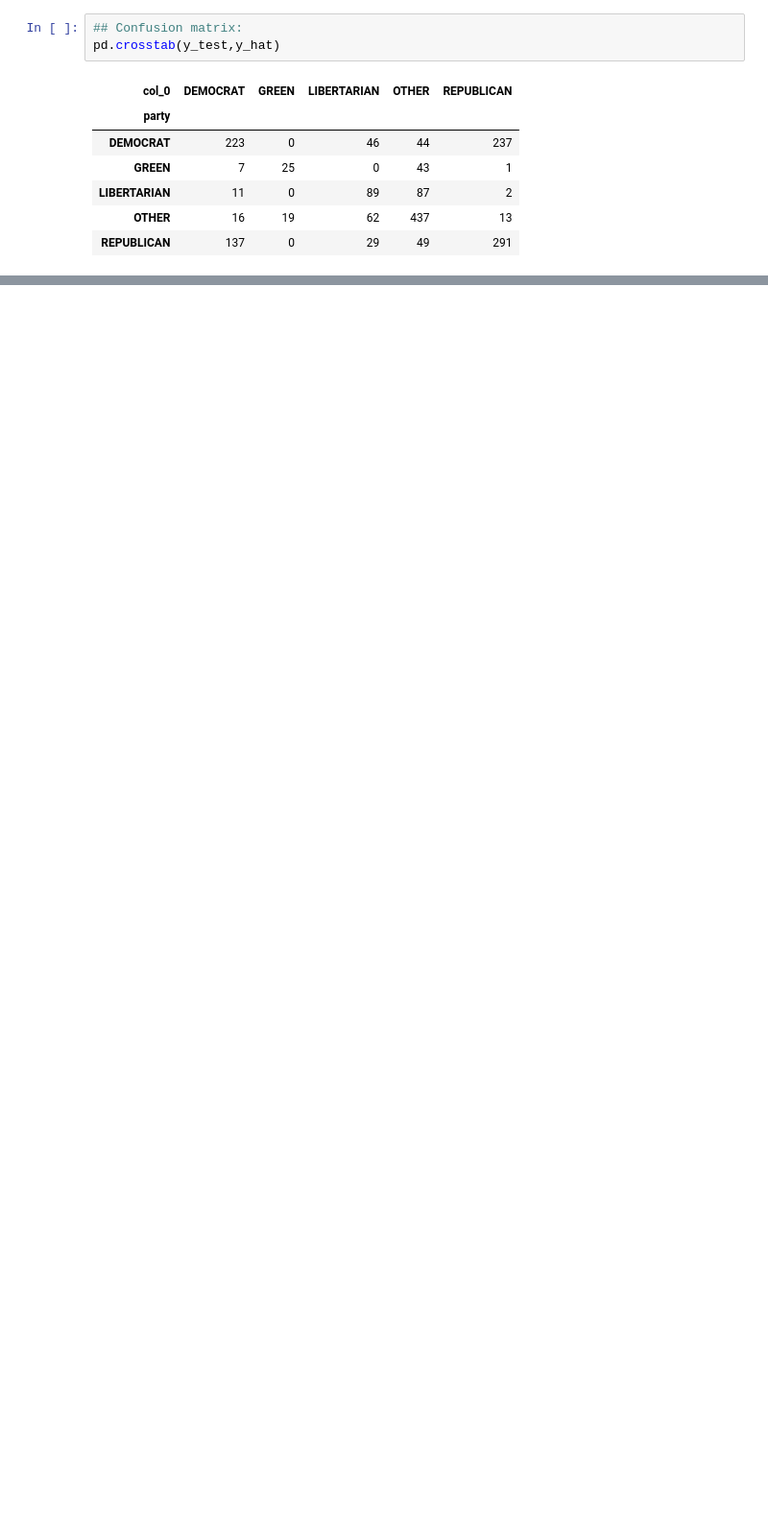
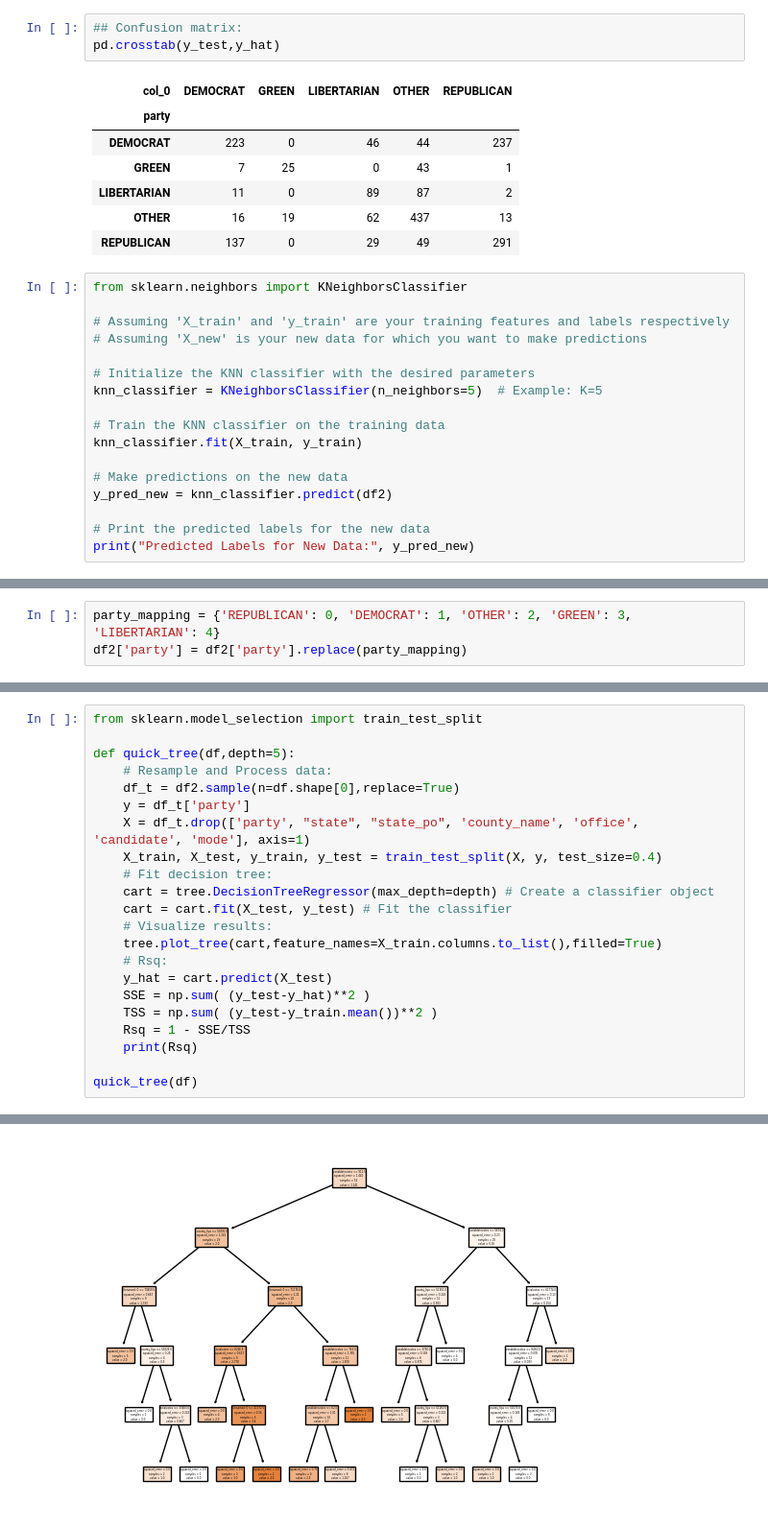
Before and after one commit to rtomek9/project_votingGroup23DS3001, a Jupyter notebook: VA_data_confusion_matrix.ipynb, the cells around one changed output, grey strips where cells are left out. Shown: that part at 96% size. Drawn from its saved outputs; the diff is of its cells as text; blank space fills up the shorter version.

```diff
--- a/VA_data_confusion_matrix.ipynb
+++ b/VA_data_confusion_matrix.ipynb
@@ -446,3 +494,20 @@ pd.crosstab(y_test,y_hat)
 | LIBERTARIAN | 11 | 0 | 89 | 87 | 2 |
 | OTHER | 16 | 19 | 62 | 437 | 13 |
 | REPUBLICAN | 137 | 0 | 29 | 49 | 291 |
+# %%
+from sklearn.neighbors import KNeighborsClassifier
+
+# Assuming 'X_train' and 'y_train' are your training features and labels respectively
+# Assuming 'X_new' is your new data for which you want to make predictions
+
+# Initialize the KNN classifier with the desired parameters
+knn_classifier = KNeighborsClassifier(n_neighbors=5)  # Example: K=5
+
+# Train the KNN classifier on the training data
+knn_classifier.fit(X_train, y_train)
+
+# Make predictions on the new data
+y_pred_new = knn_classifier.predict(df2)
+
+# Print the predicted labels for the new data
+print("Predicted Labels for New Data:", y_pred_new)
@@ -448,0 +523,3 @@ pd.crosstab(y_test,y_hat)
+# %%
+party_mapping = {'REPUBLICAN': 0, 'DEMOCRAT': 1, 'OTHER': 2, 'GREEN': 3, 'LIBERTARIAN': 4}
+df2['party'] = df2['party'].replace(party_mapping)
@@ -448,0 +541,23 @@ pd.crosstab(y_test,y_hat)
+# %%
+from sklearn.model_selection import train_test_split
+
+def quick_tree(df,depth=5):
+    # Resample and Process data:
+    df_t = df2.sample(n=df.shape[0],replace=True)
+    y = df_t['party']
+    X = df_t.drop(['party', "state", "state_po", 'county_name', 'office', 'candidate', 'mode'], axis=1)
+    X_train, X_test, y_train, y_test = train_test_split(X, y, test_size=0.4)
+    # Fit decision tree:
+    cart = tree.DecisionTreeRegressor(max_depth=depth) # Create a classifier object
+    cart = cart.fit(X_test, y_test) # Fit the classifier
+    # Visualize results:
+    tree.plot_tree(cart,feature_names=X_train.columns.to_list(),filled=True)
+    # Rsq:
+    y_hat = cart.predict(X_test)
+    SSE = np.sum( (y_test-y_hat)**2 )
+    TSS = np.sum( (y_test-y_train.mean())**2 )
+    Rsq = 1 - SSE/TSS
+    print(Rsq)
+
+quick_tree(df)
+# %% [output]
@@ -448,0 +565 @@ pd.crosstab(y_test,y_hat)
+[figure, added]
```
Also changed, not shown: parts of 30 cells of this notebook.
